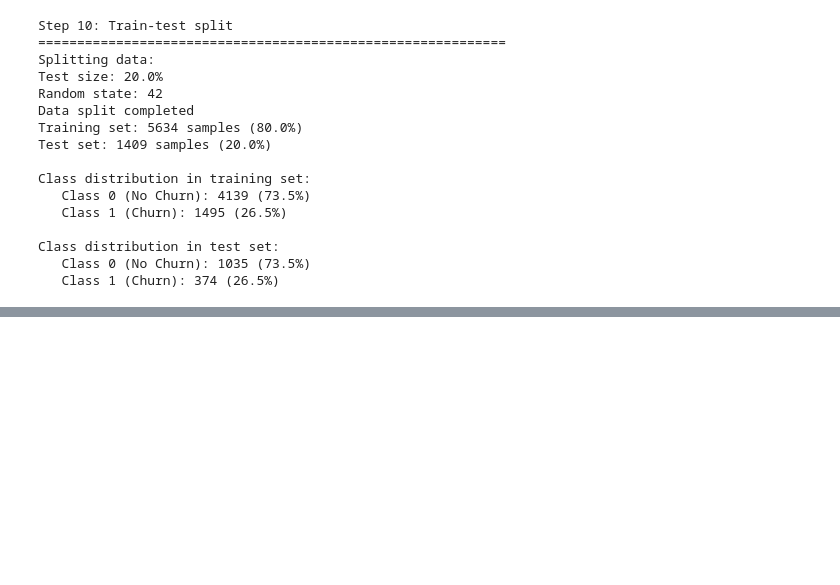
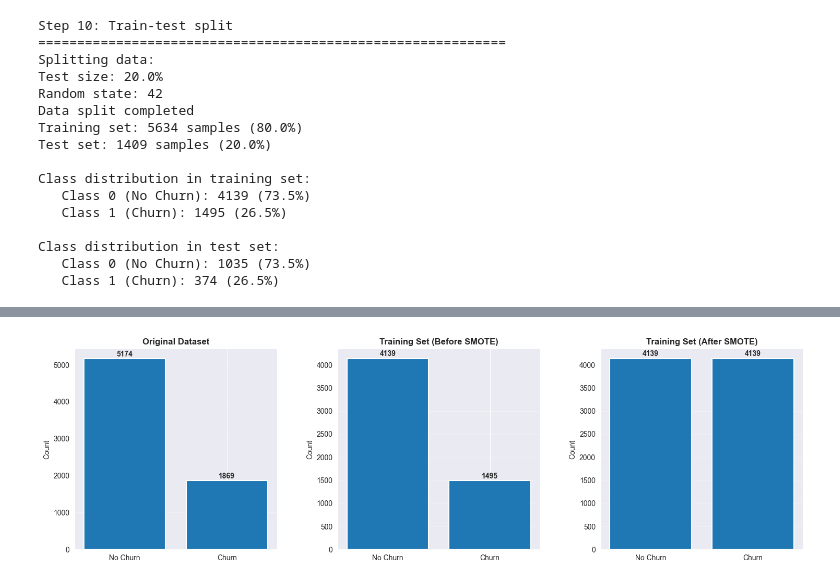
Before and after one commit to Niveka1998/telco-churn-prediction, a Jupyter notebook: DataPreprocessing.ipynb, the cells around one changed output, grey strips where cells are left out. Cells and saved outputs as stored; diff of their text form; code cells hidden in the pictures; blank space fills up the shorter version.

```diff
--- a/DataPreprocessing.ipynb
+++ b/DataPreprocessing.ipynb
@@ -352,3 +353,72 @@ Class distribution in training set:
 Class distribution in test set:
    Class 0 (No Churn): 1035 (73.5%)
    Class 1 (Churn): 374 (26.5%)
+# %%
+from imblearn.over_sampling import SMOTE
+
+#handle class imbalance (SMOTE)
+#smote -generates fake but realistic samples for the minority class
+
+print("Step 11: Handling class imbalance with SMOTE [Synthetic Minority Over-sampling Technique")
+print("="*60)
+
+
+print("Class imbalance detected in training data")
+print(f"Imbalance ratio: {train_dist[0]/train_dist[1]:.2f}:1")
+#Calculates how many times bigger class 0 is compared to class 1.
+#2.77:1 = majority class has X2.77 more samples
+
+print("\nApplying SMOTE to training data:")
+smote = SMOTE(random_state=random_state, k_neighbors=5)
+#Uses 5 nearest neighbors to create synthetic data.
+X_train_balanced, y_train_balanced = smote.fit_resample(X_train, y_train)
+
+print(f"SMOTE applied successfully")
+
+print(f"\nBefore SMOTE:")
+print(f"Class 0: {train_dist[0]}")
+print(f"Class 1: {train_dist[1]}")
+print(f"Total: {len(y_train)}")
+
+balanced_dist= pd.Series(y_train_balanced).value_counts().sort_index()
+
+print(f"\nAfter SMOTE")
+print(f"Class 0: {balanced_dist[0]}")
+print(f"Class 1: {balanced_dist[1]}")
+print(f"Total: {len(y_train_balanced)}")
+
+#visualize class distribution
+fig, axes = plt.subplots(1,3,figsize=(18,5))
+#before split
+axes[0].bar(['No Churn', 'Churn'],
+            [len(y_encoded[y_encoded==0]), len(y_encoded[y_encoded==1])],
+            linewidth=1.5)
+axes[0].set_title('Original Dataset', fontweight='bold')
+axes[0].set_ylabel('Count')
+axes[0].grid(axis='y', alpha=0.3)
+for i, v in enumerate([len(y_encoded[y_encoded==0]), len(y_encoded[y_encoded==1])]):
+    axes[0].text(i, v + 50, str(v), ha='center', fontweight='bold')
+
+#training set before SMOTE
+axes[1].bar(['No Churn','Churn'],
+            [train_dist[0], train_dist[1]],
+            linewidth=1.5)
+axes[1].set_title('Training Set (Before SMOTE)',fontweight='bold')
+axes[1].set_ylabel('Count')
+axes[1].grid(axis='y', alpha=0.3)
+
+for i, v in enumerate([train_dist[0], train_dist[1]]):
+    axes[1].text(i, v + 50, str(v), ha='center', fontweight='bold')
+
+#training set after SMOTE
+axes[2].bar(['No Churn', 'Churn'],
+            [balanced_dist[0], balanced_dist[1]],linewidth=1.5)
+axes[2].set_title('Training Set (After SMOTE)',fontweight='bold')
+axes[2].set_ylabel('Count')
+axes[2].grid(axis='y', alpha=0.3)
+for i, v in enumerate([balanced_dist[0], balanced_dist[1]]):
+    axes[2].text(i, v + 50, str(v), ha='center', fontweight='bold')
+
+plt.subplots_adjust(hspace=0.5, wspace=0.3)
+plt.show()
+# %% [output]
@@ -354,0 +442 @@ Class distribution in test set:
+[figure, added]
```
Also changed, not shown: parts of 7 cells of this notebook, 1 other file.
